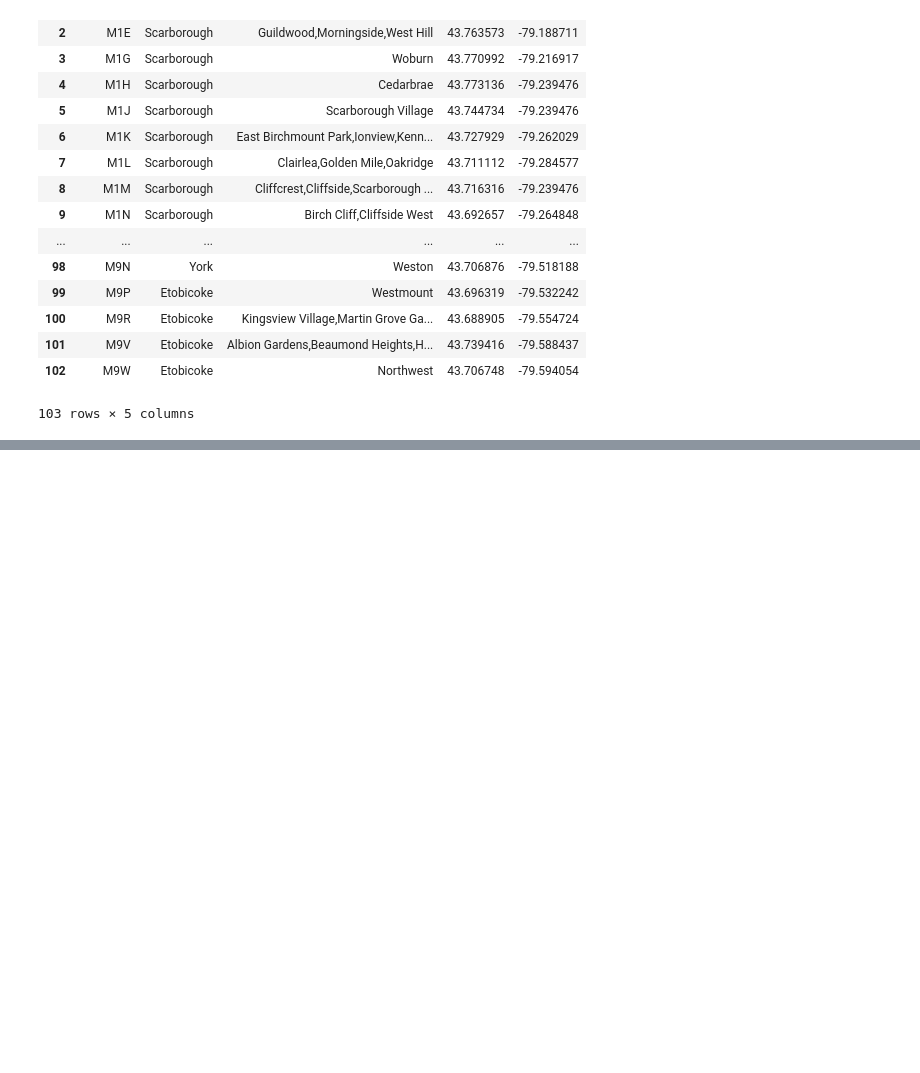
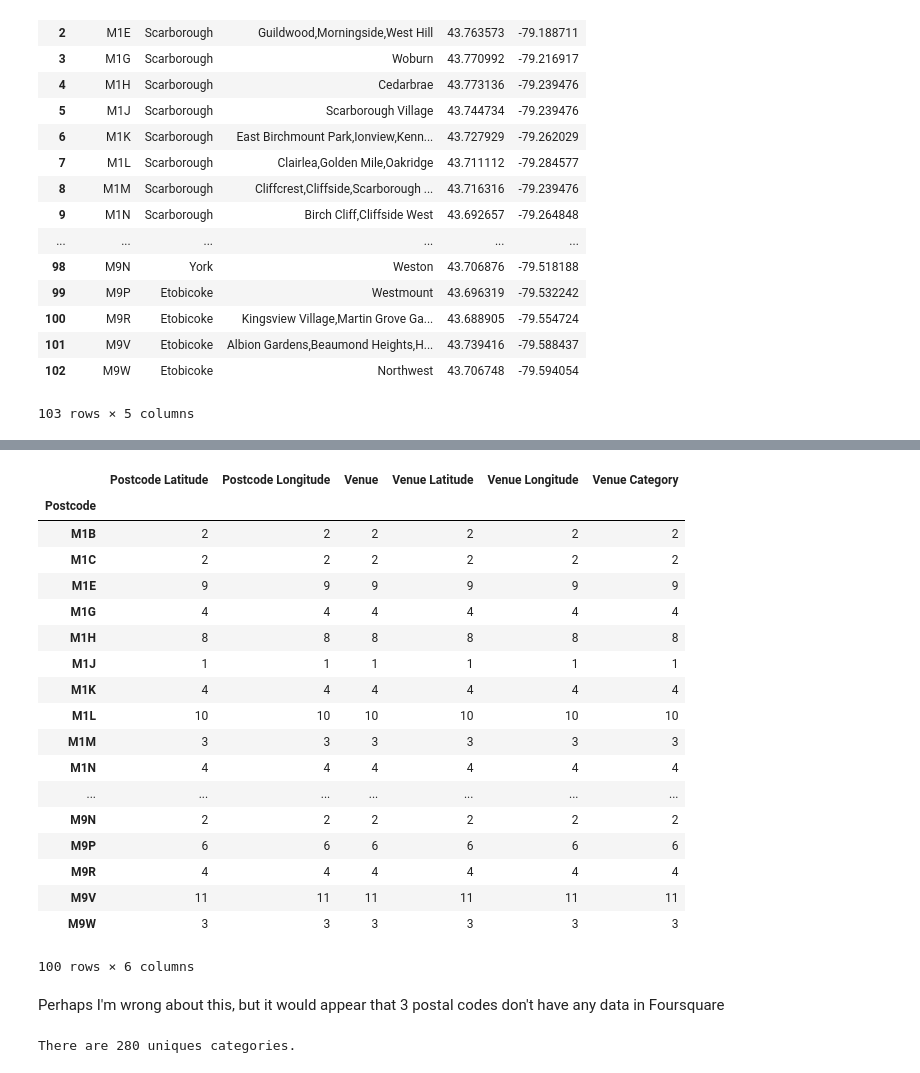
Before and after one commit to benjamin-weller/DataCapstone, a Jupyter notebook: Weller Capstone.ipynb, the cells around one changed output, grey strips where cells are left out. Cells and saved outputs as stored; diff of their text form; code cells hidden in the pictures; blank space fills up the shorter version.

```diff
--- a/Weller Capstone.ipynb
+++ b/Weller Capstone.ipynb
@@ -144,0 +233,28 @@ new_df
+# %%
+toronto_venues.groupby('Postcode').count()
+# %% [output]
+|  | Postcode Latitude | Postcode Longitude | Venue | Venue Latitude | Venue Longitude | Venue Category |
+| Postcode |  |  |  |  |  |  |
+| M1B | 2 | 2 | 2 | 2 | 2 | 2 |
+| M1C | 2 | 2 | 2 | 2 | 2 | 2 |
+| M1E | 9 | 9 | 9 | 9 | 9 | 9 |
+| M1G | 4 | 4 | 4 | 4 | 4 | 4 |
+| M1H | 8 | 8 | 8 | 8 | 8 | 8 |
+| M1J | 1 | 1 | 1 | 1 | 1 | 1 |
+| M1K | 4 | 4 | 4 | 4 | 4 | 4 |
+| M1L | 10 | 10 | 10 | 10 | 10 | 10 |
+| M1M | 3 | 3 | 3 | 3 | 3 | 3 |
+| M1N | 4 | 4 | 4 | 4 | 4 | 4 |
+| ... | ... | ... | ... | ... | ... | ... |
+| M9N | 2 | 2 | 2 | 2 | 2 | 2 |
+| M9P | 6 | 6 | 6 | 6 | 6 | 6 |
+| M9R | 4 | 4 | 4 | 4 | 4 | 4 |
+| M9V | 11 | 11 | 11 | 11 | 11 | 11 |
+| M9W | 3 | 3 | 3 | 3 | 3 | 3 |
+100 rows × 6 columns
+# %% [markdown]
+Perhaps I'm wrong about this, but it would appear that 3 postal codes don't have any data in Foursquare
+# %%
+print('There are {} uniques categories.'.format(len(toronto_venues['Venue Category'].unique())))
+# %% [output]
+There are 280 uniques categories.
```
Also changed, not shown: parts of 24 cells of this notebook.
